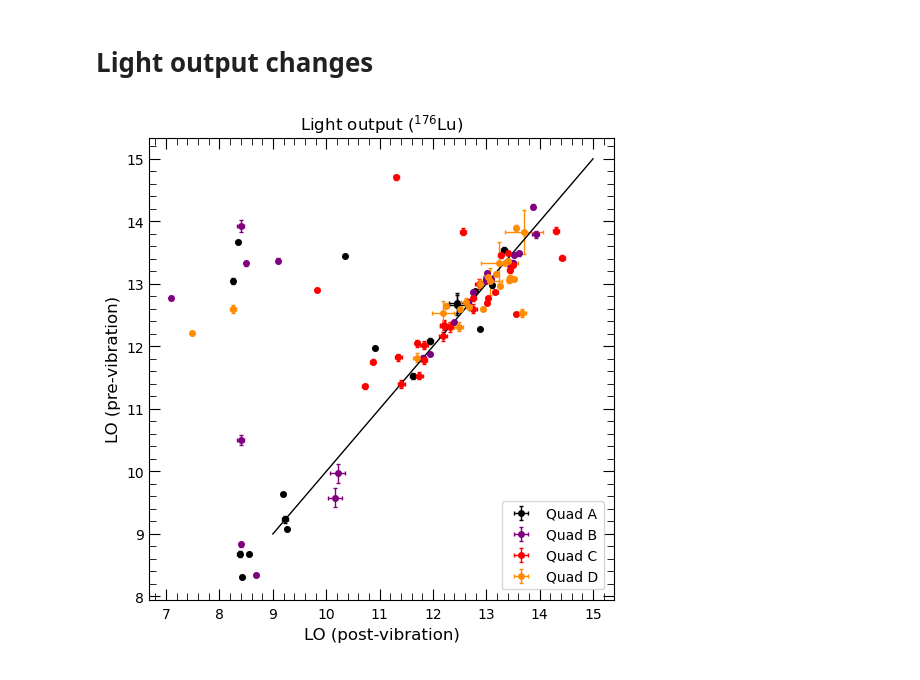
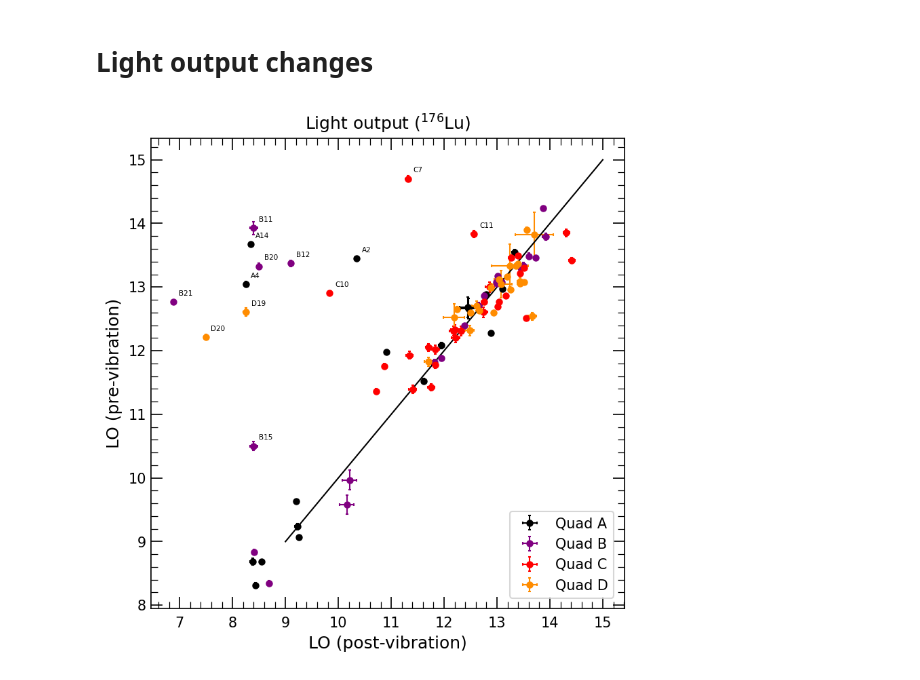
Before and after one commit to peppedilillo/notebooks, a Jupyter notebook: fm5_tvac.ipynb, the cells around one changed output. Cells and saved outputs as stored; diff of their text form; code cells hidden in the pictures.

```diff
--- a/fm5_tvac.ipynb
+++ b/fm5_tvac.ipynb
@@ -6,8 +6,8 @@ import matplotlib.pyplot as plt
 # %%
 acquisition_fm5_path = {
     "15may": "data/15may/20230515_1549_hermes_fm5_Lu177_1234.fits",
-    "pre-vib": "data/previb/20241011_hermes_h5_177lu_900s_lv0d5_p1.fits",
-    "post-tvac": "data/posttvac/20241210_hermes_h5_176lu_p1_900s_6757FFF467580377_lv0d5.fits",
+    "pre-vib": "data/previb/merged_20241011_hermes_h5_176lu.fits",
+    "post-tvac": "data/posttvac/merged_20241210_hermes_h5_176lu.fits",
 }
 
 lu176_201 = 201.83
@@ -162,28 +165,31 @@ plt.show()
 # %% [markdown]
 # Light output changes
 # %%
-plt.subplots(1, 1, figsize=(6,6))
+plt.subplots(1, 1, figsize=(6,6), dpi=150)
 for quad, color in zip("ABCD",["black", "purple", "red", "darkorange"]):
     indeces = slo_previb_calib[quad]["light_out"].index.intersection(slo_posttvac_calib[quad]["light_out"].index)
     plt.errorbar(
         slo_posttvac_calib[quad]["light_out"][indeces],
         slo_previb_calib[quad]["light_out"][indeces],
         xerr=slo_posttvac_calib[quad]["light_out_err"][indeces],
         yerr=slo_previb_calib[quad]["light_out_err"][indeces],
         c=color, capsize=1.1,
         fmt = "o", label=f"Quad {quad}")
     for ch in indeces:
         x = slo_posttvac_calib[quad]["light_out"].loc[ch]
         y = slo_previb_calib[quad]["light_out"].loc[ch]
+        if abs(y - x) / x > .1:
+            epsilon = .1
+            plt.text(x + epsilon, y + epsilon, f"{quad}{ch}", size=5)
 xs = np.linspace(9, 15, 100)
 plt.plot(xs, xs)
 plt.xlabel("LO (post-vibration)")
 plt.ylabel("LO (pre-vibration)")
 plt.title("Light output ($^{176}$Lu)")
 plt.legend(loc = 4)
 plt.show()
 # %% [output]
-[figure, old version]
+[figure, new version]
 # %%
 plt.subplots(1, 1, figsize=(6,6), dpi=150)
 for quad, color in zip("ABCD",["black", "purple", "red", "darkorange"]):
```
Also changed, not shown: parts of 7 cells of this notebook.
